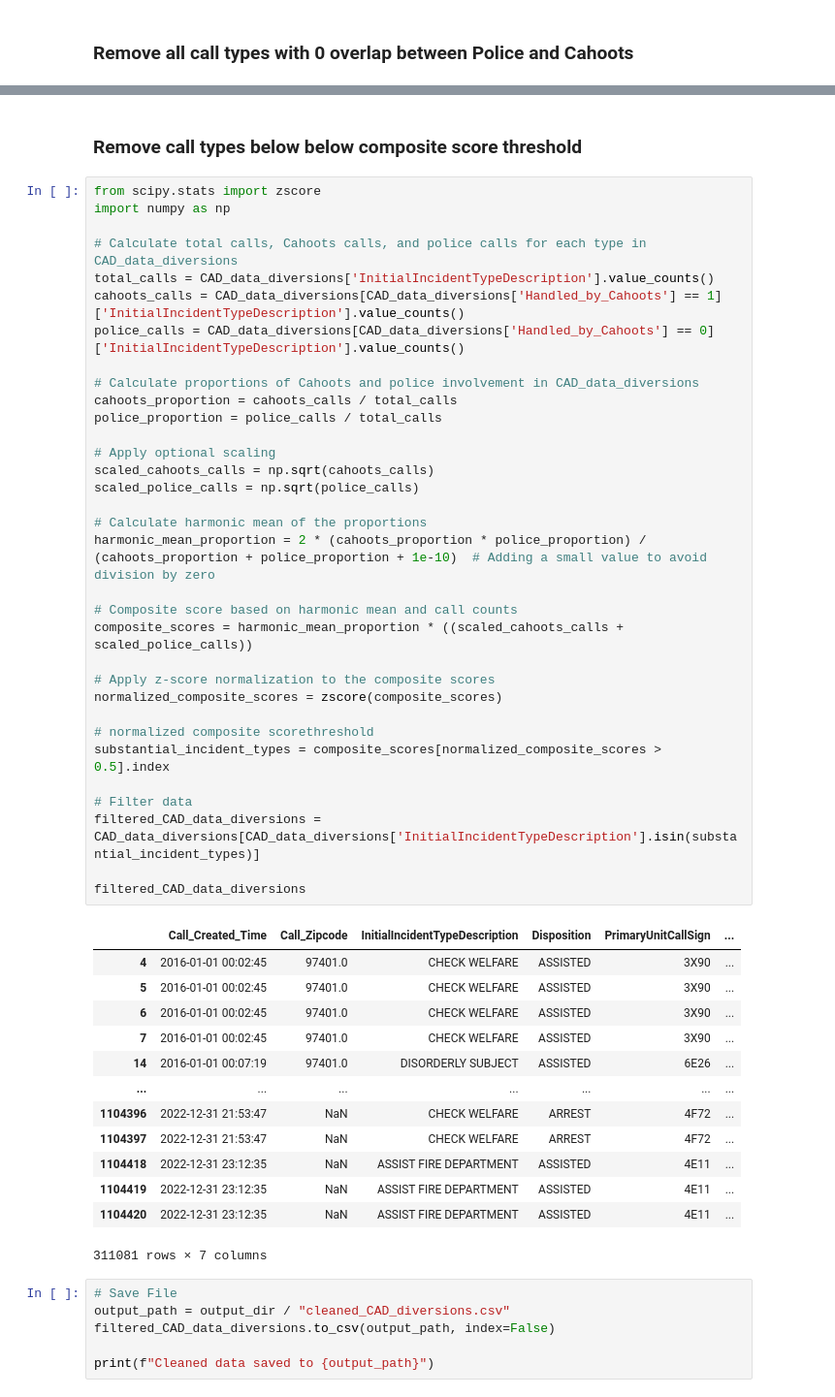
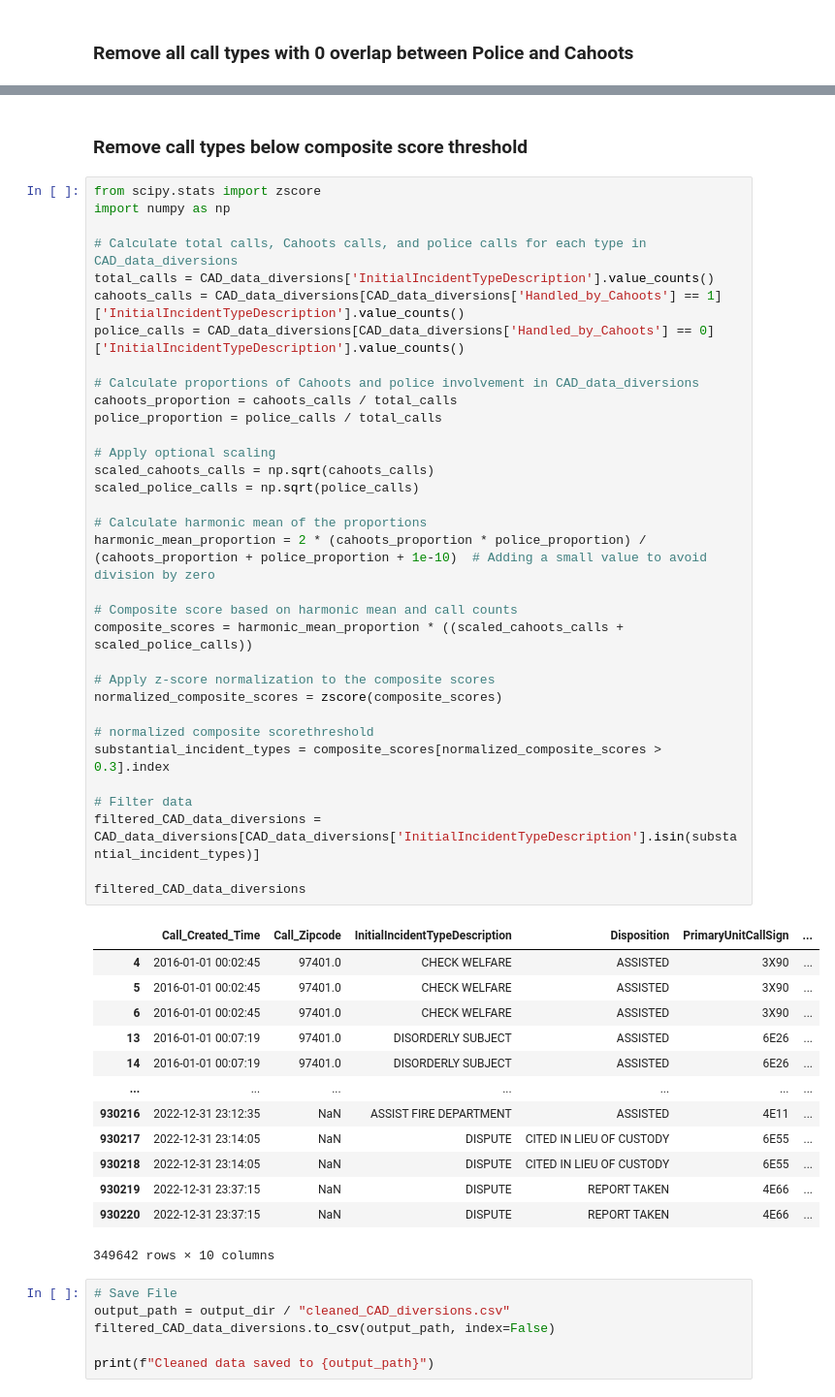
Before and after one commit to Nathan-M-Burton/Cahoots-Impact-Assessment, a Jupyter notebook: data_prep.ipynb, the cells around one changed output, grey strips where cells are left out. Shown at 97% size. Cells and saved outputs as stored; diff of their text form.

```diff
--- a/data_prep.ipynb
+++ b/data_prep.ipynb
@@ -212,5 +251,5 @@ CAD_data_diversions
 # %% [markdown]
-### Remove call types below below composite score threshold
+### Remove call types below composite score threshold
 # %%
 from scipy.stats import zscore
 import numpy as np
@@ -221,43 +260,43 @@ cahoots_calls = CAD_data_diversions[CAD_data_diversions['Handled_by_Cahoots'] ==
 police_calls = CAD_data_diversions[CAD_data_diversions['Handled_by_Cahoots'] == 0]['InitialIncidentTypeDescription'].value_counts()
 
 # Calculate proportions of Cahoots and police involvement in CAD_data_diversions
 cahoots_proportion = cahoots_calls / total_calls
 police_proportion = police_calls / total_calls
 
 # Apply optional scaling
 scaled_cahoots_calls = np.sqrt(cahoots_calls)
 scaled_police_calls = np.sqrt(police_calls)
 
 # Calculate harmonic mean of the proportions
 harmonic_mean_proportion = 2 * (cahoots_proportion * police_proportion) / (cahoots_proportion + police_proportion + 1e-10)  # Adding a small value to avoid division by zero
 
 # Composite score based on harmonic mean and call counts
 composite_scores = harmonic_mean_proportion * ((scaled_cahoots_calls + scaled_police_calls))
 
 # Apply z-score normalization to the composite scores
 normalized_composite_scores = zscore(composite_scores)
 
 # normalized composite scorethreshold
-substantial_incident_types = composite_scores[normalized_composite_scores > 0.5].index
+substantial_incident_types = composite_scores[normalized_composite_scores > 0.3].index
 
 # Filter data
 filtered_CAD_data_diversions = CAD_data_diversions[CAD_data_diversions['InitialIncidentTypeDescription'].isin(substantial_incident_types)]
 
 filtered_CAD_data_diversions
 # %% [output]
 |  | Call_Created_Time | Call_Zipcode | InitialIncidentTypeDescription | Disposition | PrimaryUnitCallSign | ... |
 | 4 | 2016-01-01 00:02:45 | 97401.0 | CHECK WELFARE | ASSISTED | 3X90 | ... |
 | 5 | 2016-01-01 00:02:45 | 97401.0 | CHECK WELFARE | ASSISTED | 3X90 | ... |
 | 6 | 2016-01-01 00:02:45 | 97401.0 | CHECK WELFARE | ASSISTED | 3X90 | ... |
-| 7 | 2016-01-01 00:02:45 | 97401.0 | CHECK WELFARE | ASSISTED | 3X90 | ... |
+| 13 | 2016-01-01 00:07:19 | 97401.0 | DISORDERLY SUBJECT | ASSISTED | 6E26 | ... |
 | 14 | 2016-01-01 00:07:19 | 97401.0 | DISORDERLY SUBJECT | ASSISTED | 6E26 | ... |
 | ... | ... | ... | ... | ... | ... | ... |
-| 1104396 | 2022-12-31 21:53:47 | NaN | CHECK WELFARE | ARREST | 4F72 | ... |
-| 1104397 | 2022-12-31 21:53:47 | NaN | CHECK WELFARE | ARREST | 4F72 | ... |
-| 1104418 | 2022-12-31 23:12:35 | NaN | ASSIST FIRE DEPARTMENT | ASSISTED | 4E11 | ... |
-| 1104419 | 2022-12-31 23:12:35 | NaN | ASSIST FIRE DEPARTMENT | ASSISTED | 4E11 | ... |
-| 1104420 | 2022-12-31 23:12:35 | NaN | ASSIST FIRE DEPARTMENT | ASSISTED | 4E11 | ... |
+| 930216 | 2022-12-31 23:12:35 | NaN | ASSIST FIRE DEPARTMENT | ASSISTED | 4E11 | ... |
+| 930217 | 2022-12-31 23:14:05 | NaN | DISPUTE | CITED IN LIEU OF CUSTODY | 6E55 | ... |
+| 930218 | 2022-12-31 23:14:05 | NaN | DISPUTE | CITED IN LIEU OF CUSTODY | 6E55 | ... |
+| 930219 | 2022-12-31 23:37:15 | NaN | DISPUTE | REPORT TAKEN | 4E66 | ... |
+| 930220 | 2022-12-31 23:37:15 | NaN | DISPUTE | REPORT TAKEN | 4E66 | ... |
-311081 rows × 7 columns
+349642 rows × 10 columns
 # %%
 # Save File
 output_path = output_dir / "cleaned_CAD_diversions.csv"
```
Also changed, not shown: parts of 19 cells of this notebook, 3 other files.
